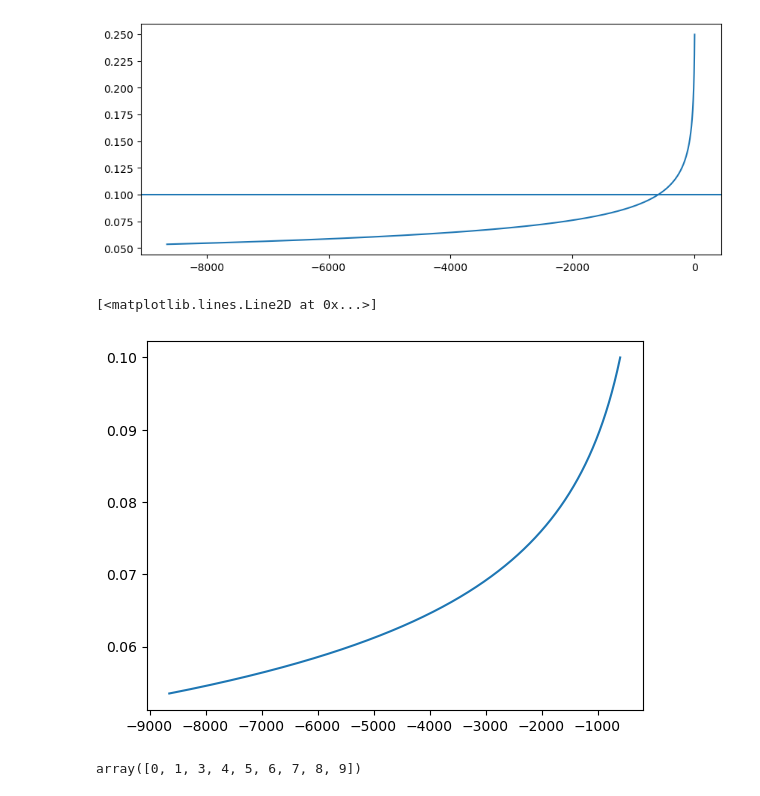
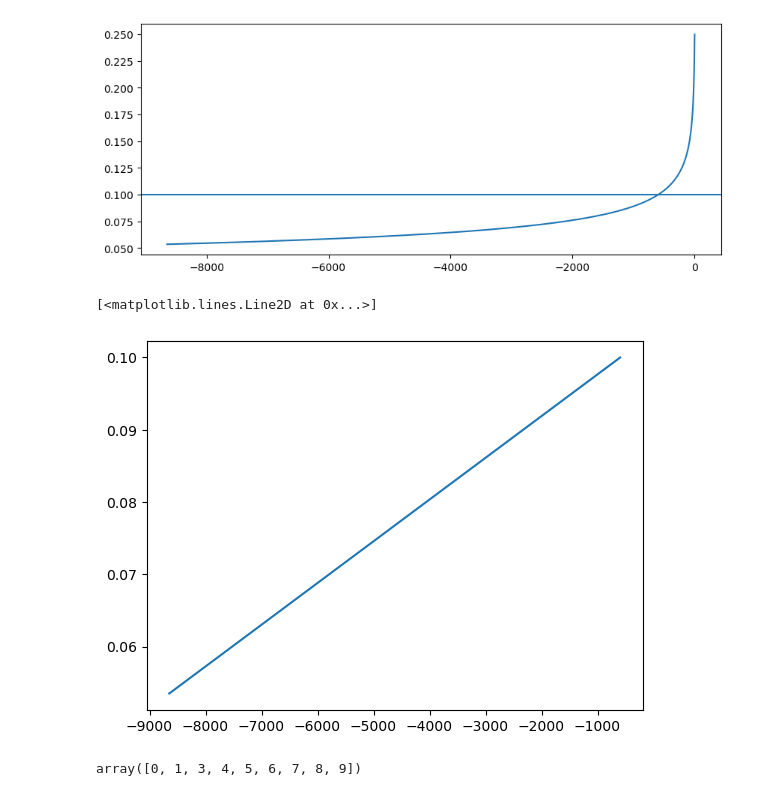
Before and after one commit to AfrozSaqlain/GWSurrogate, a Jupyter notebook: notebooks/esigma_eccentric_harmonics_within_ISCO.ipynb, the cells around one changed output. Drawn from its saved outputs; the diff is of its cells as text; code cells hidden in the pictures.

```diff
--- a/notebooks/esigma_eccentric_harmonics_within_ISCO.ipynb
+++ b/notebooks/esigma_eccentric_harmonics_within_ISCO.ipynb
@@ -63,14 +63,15 @@ plt.axhline(0.1)
 # %%
 t_of_x_spline = CubicSpline(orb_vars['x'].data, orb_vars['x'].sample_times/t0)
 
-x_val = np.linspace(orb_vars['x'].data.min(), 0.1, 20000)
+x_val = np.linspace(orb_vars['x'].data.min(), 0.1, 200_000)
 
 t_val = t_of_x_spline(x_val)
+t_val = np.linspace(t_val[0], t_val[-1], 200_000)
 
 plt.plot(t_val, x_val)
 # %% [output]
 [<matplotlib.lines.Line2D at 0x...>]
-[figure, old version]
+[figure, new version]
 # %%
 ref_time = [i.value for i in ref_signal.sample_times / t0]
 
```
Also changed, not shown: parts of 7 cells of this notebook, 1 other file.
